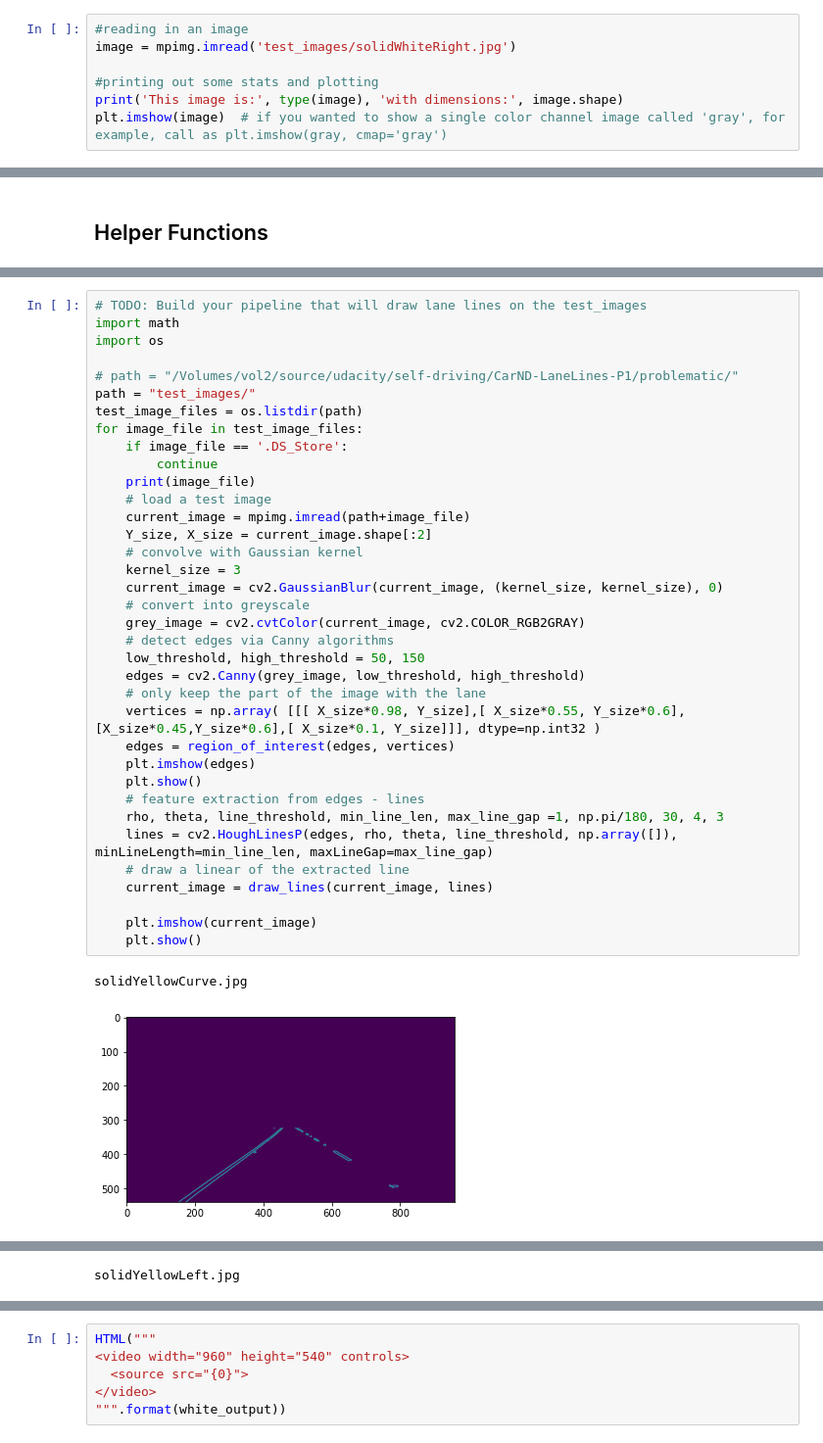
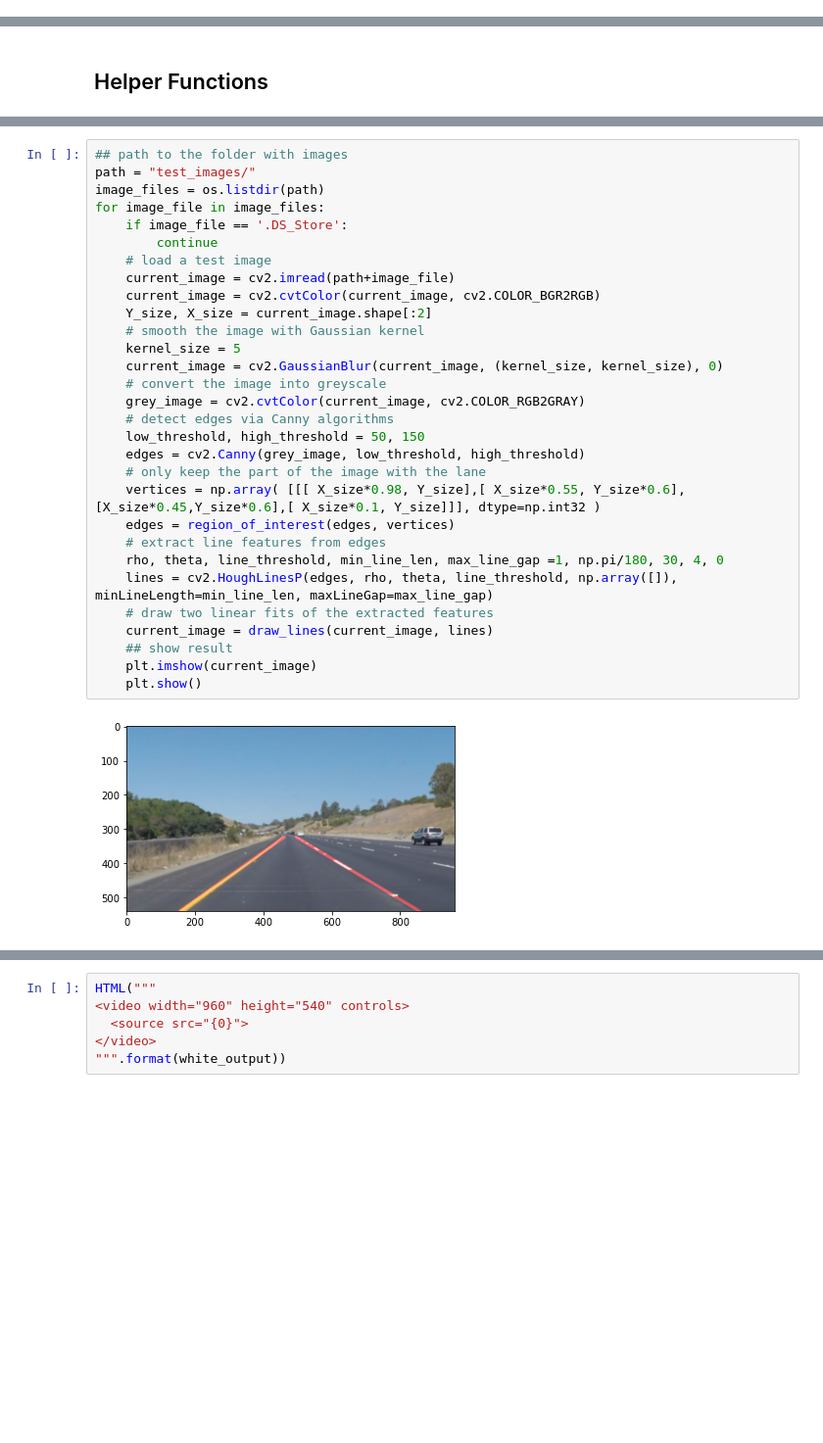
Before and after one commit to dmytrobandak/udacity-self-driving-lane-lines, a Jupyter notebook: P1.ipynb, the cells around one changed output, grey strips where cells are left out. Shown at 98% size. Cells and saved outputs as stored; diff of their text form; blank space fills up the shorter version.

```diff
--- a/P1.ipynb
+++ b/P1.ipynb
@@ -52,7 +54,0 @@ import cv2
-# %%
-#reading in an image
-image = mpimg.imread('test_images/solidWhiteRight.jpg')
-
-#printing out some stats and plotting
-print('This image is:', type(image), 'with dimensions:', image.shape)
-plt.imshow(image)  # if you wanted to show a single color channel image called 'gray', for example, call as plt.imshow(gray, cmap='gray')
@@ -177,39 +146,32 @@ Try tuning the various parameters, especially the low and high Canny thresholds
 # %%
-# TODO: Build your pipeline that will draw lane lines on the test_images
-import math
-import os
-
-# path = "/Volumes/vol2/source/udacity/self-driving/CarND-LaneLines-P1/problematic/"
+## path to the folder with images
 path = "test_images/"
-test_image_files = os.listdir(path)
-for image_file in test_image_files:
+image_files = os.listdir(path)
+for image_file in image_files:
     if image_file == '.DS_Store':
         continue
-    print(image_file)
     # load a test image
-    current_image = mpimg.imread(path+image_file)
+    current_image = cv2.imread(path+image_file)
+    current_image = cv2.cvtColor(current_image, cv2.COLOR_BGR2RGB)
     Y_size, X_size = current_image.shape[:2]
-    # convolve with Gaussian kernel
-    kernel_size = 3
+    # smooth the image with Gaussian kernel
+    kernel_size = 5
     current_image = cv2.GaussianBlur(current_image, (kernel_size, kernel_size), 0)
-    # convert into greyscale
+    # convert the image into greyscale
     grey_image = cv2.cvtColor(current_image, cv2.COLOR_RGB2GRAY)
     # detect edges via Canny algorithms
     low_threshold, high_threshold = 50, 150
     edges = cv2.Canny(grey_image, low_threshold, high_threshold)
     # only keep the part of the image with the lane
     vertices = np.array( [[[ X_size*0.98, Y_size],[ X_size*0.55, Y_size*0.6],[X_size*0.45,Y_size*0.6],[ X_size*0.1, Y_size]]], dtype=np.int32 )
     edges = region_of_interest(edges, vertices)
-    plt.imshow(edges)
-    plt.show()
-    # feature extraction from edges - lines
-    rho, theta, line_threshold, min_line_len, max_line_gap =1, np.pi/180, 30, 4, 3
+    # extract line features from edges
+    rho, theta, line_threshold, min_line_len, max_line_gap =1, np.pi/180, 30, 4, 0
     lines = cv2.HoughLinesP(edges, rho, theta, line_threshold, np.array([]), minLineLength=min_line_len, maxLineGap=max_line_gap)
-    # draw a linear of the extracted line
+    # draw two linear fits of the extracted features
     current_image = draw_lines(current_image, lines)
-
+    ## show result
     plt.imshow(current_image)
     plt.show()
 # %% [output]
-solidYellowCurve.jpg
-[figure, old version]
+[figure, new version]
@@ -217 +178,0 @@ solidYellowCurve.jpg
-solidYellowLeft.jpg
```
Also changed, not shown: parts of 27 cells of this notebook, 7 other files.
